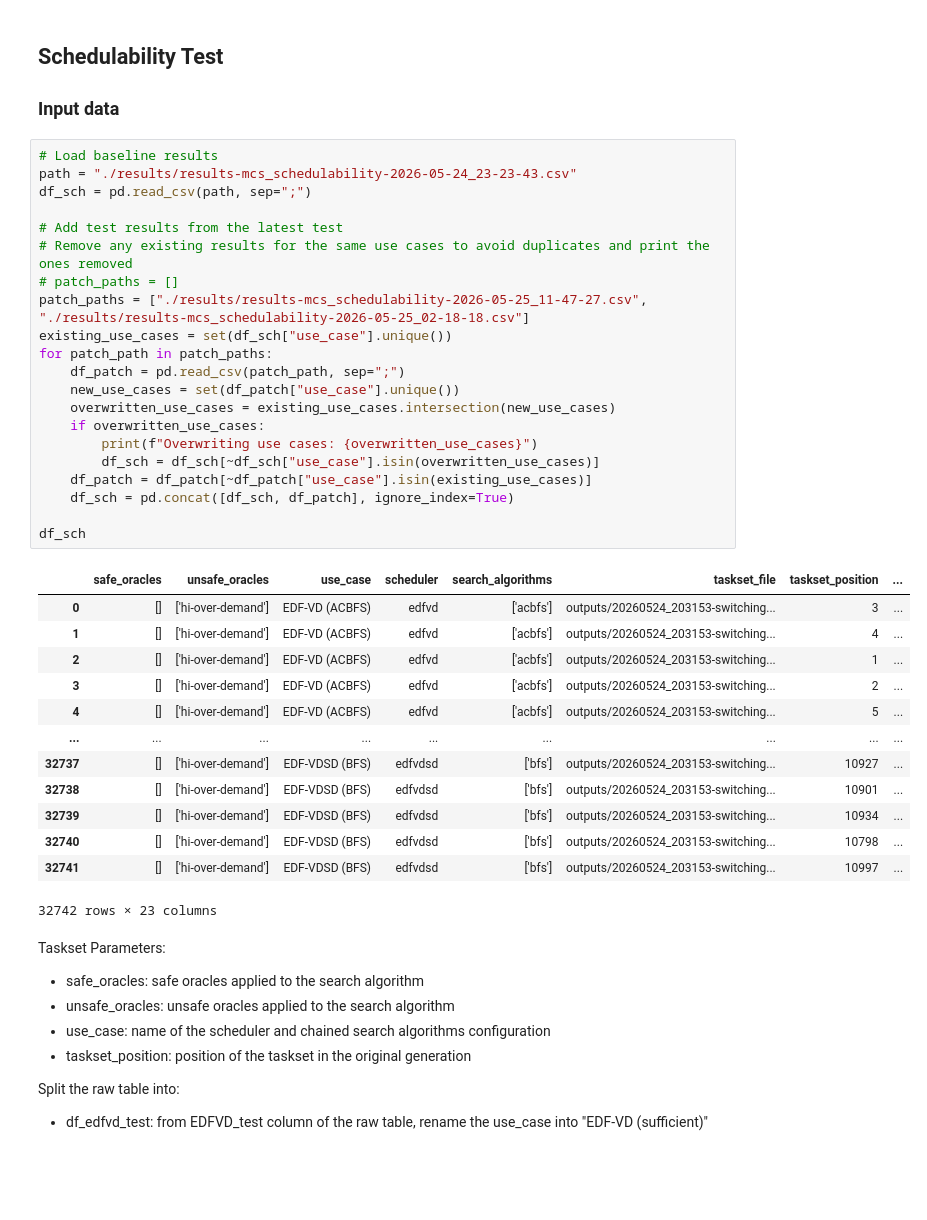
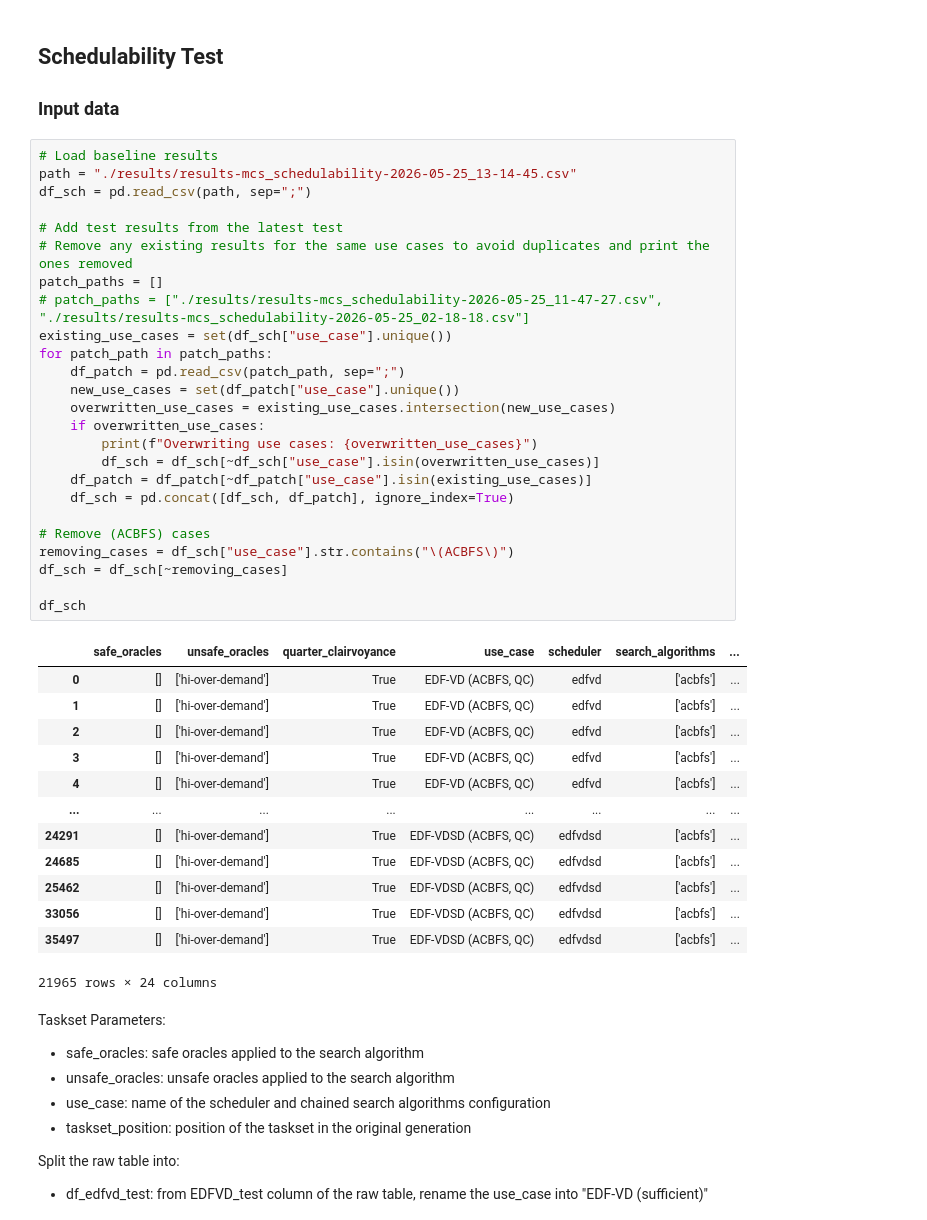
Before and after one commit to Jordan-Sun/mixed-criticality-graph-xp, a Jupyter notebook: notebooks/charts-rtss.ipynb, the cells around one changed output. Saved outputs shown, nothing was run; the diff lists cells and outputs as text; blank space fills up the shorter version.

Commit message:
Only quarter clairvoyant working.

```diff
--- a/notebooks/charts-rtss.ipynb
+++ b/notebooks/charts-rtss.ipynb
@@ -307,39 +307,43 @@ f.savefig(
 ### Input data
 # %%
 # Load baseline results
-path = "./results/results-mcs_schedulability-2026-05-24_23-23-43.csv"
+path = "./results/results-mcs_schedulability-2026-05-25_13-14-45.csv"
 df_sch = pd.read_csv(path, sep=";")
 
 # Add test results from the latest test
 # Remove any existing results for the same use cases to avoid duplicates and print the ones removed
-# patch_paths = []
-patch_paths = ["./results/results-mcs_schedulability-2026-05-25_11-47-27.csv", "./results/results-mcs_schedulability-2026-05-25_02-18-18.csv"]
+patch_paths = []
+# patch_paths = ["./results/results-mcs_schedulability-2026-05-25_11-47-27.csv", "./results/results-mcs_schedulability-2026-05-25_02-18-18.csv"]
 existing_use_cases = set(df_sch["use_case"].unique())
 for patch_path in patch_paths:
     df_patch = pd.read_csv(patch_path, sep=";")
     new_use_cases = set(df_patch["use_case"].unique())
     overwritten_use_cases = existing_use_cases.intersection(new_use_cases)
     if overwritten_use_cases:
         print(f"Overwriting use cases: {overwritten_use_cases}")
         df_sch = df_sch[~df_sch["use_case"].isin(overwritten_use_cases)]
     df_patch = df_patch[~df_patch["use_case"].isin(existing_use_cases)]
     df_sch = pd.concat([df_sch, df_patch], ignore_index=True)
 
+# Remove (ACBFS) cases
+removing_cases = df_sch["use_case"].str.contains("\(ACBFS\)")
+df_sch = df_sch[~removing_cases]
+
 df_sch
 # %% [output]
-|  | safe_oracles | unsafe_oracles | use_case | scheduler | search_algorithms | taskset_file | taskset_position | ... |
-| 0 | [] | ['hi-over-demand'] | EDF-VD (ACBFS) | edfvd | ['acbfs'] | outputs/20260524_203153-switching... | 3 | ... |
-| 1 | [] | ['hi-over-demand'] | EDF-VD (ACBFS) | edfvd | ['acbfs'] | outputs/20260524_203153-switching... | 4 | ... |
-| 2 | [] | ['hi-over-demand'] | EDF-VD (ACBFS) | edfvd | ['acbfs'] | outputs/20260524_203153-switching... | 1 | ... |
-| 3 | [] | ['hi-over-demand'] | EDF-VD (ACBFS) | edfvd | ['acbfs'] | outputs/20260524_203153-switching... | 2 | ... |
-| 4 | [] | ['hi-over-demand'] | EDF-VD (ACBFS) | edfvd | ['acbfs'] | outputs/20260524_203153-switching... | 5 | ... |
-| ... | ... | ... | ... | ... | ... | ... | ... | ... |
-| 32737 | [] | ['hi-over-demand'] | EDF-VDSD (BFS) | edfvdsd | ['bfs'] | outputs/20260524_203153-switching... | 10927 | ... |
-| 32738 | [] | ['hi-over-demand'] | EDF-VDSD (BFS) | edfvdsd | ['bfs'] | outputs/20260524_203153-switching... | 10901 | ... |
-| 32739 | [] | ['hi-over-demand'] | EDF-VDSD (BFS) | edfvdsd | ['bfs'] | outputs/20260524_203153-switching... | 10934 | ... |
-| 32740 | [] | ['hi-over-demand'] | EDF-VDSD (BFS) | edfvdsd | ['bfs'] | outputs/20260524_203153-switching... | 10798 | ... |
-| 32741 | [] | ['hi-over-demand'] | EDF-VDSD (BFS) | edfvdsd | ['bfs'] | outputs/20260524_203153-switching... | 10997 | ... |
+|  | safe_oracles | unsafe_oracles | quarter_clairvoyance | use_case | scheduler | search_algorithms | ... |
+| 0 | [] | ['hi-over-demand'] | True | EDF-VD (ACBFS, QC) | edfvd | ['acbfs'] | ... |
+| 1 | [] | ['hi-over-demand'] | True | EDF-VD (ACBFS, QC) | edfvd | ['acbfs'] | ... |
+| 2 | [] | ['hi-over-demand'] | True | EDF-VD (ACBFS, QC) | edfvd | ['acbfs'] | ... |
+| 3 | [] | ['hi-over-demand'] | True | EDF-VD (ACBFS, QC) | edfvd | ['acbfs'] | ... |
+| 4 | [] | ['hi-over-demand'] | True | EDF-VD (ACBFS, QC) | edfvd | ['acbfs'] | ... |
+| ... | ... | ... | ... | ... | ... | ... | ... |
+| 24291 | [] | ['hi-over-demand'] | True | EDF-VDSD (ACBFS, QC) | edfvdsd | ['acbfs'] | ... |
+| 24685 | [] | ['hi-over-demand'] | True | EDF-VDSD (ACBFS, QC) | edfvdsd | ['acbfs'] | ... |
+| 25462 | [] | ['hi-over-demand'] | True | EDF-VDSD (ACBFS, QC) | edfvdsd | ['acbfs'] | ... |
+| 33056 | [] | ['hi-over-demand'] | True | EDF-VDSD (ACBFS, QC) | edfvdsd | ['acbfs'] | ... |
+| 35497 | [] | ['hi-over-demand'] | True | EDF-VDSD (ACBFS, QC) | edfvdsd | ['acbfs'] | ... |
-32742 rows × 23 columns
+21965 rows × 24 columns
 # %% [markdown]
 Taskset Parameters:
 - safe_oracles: safe oracles applied to the search algorithm
```
Also changed, not shown: parts of 5 cells of this notebook, 11 other files.
